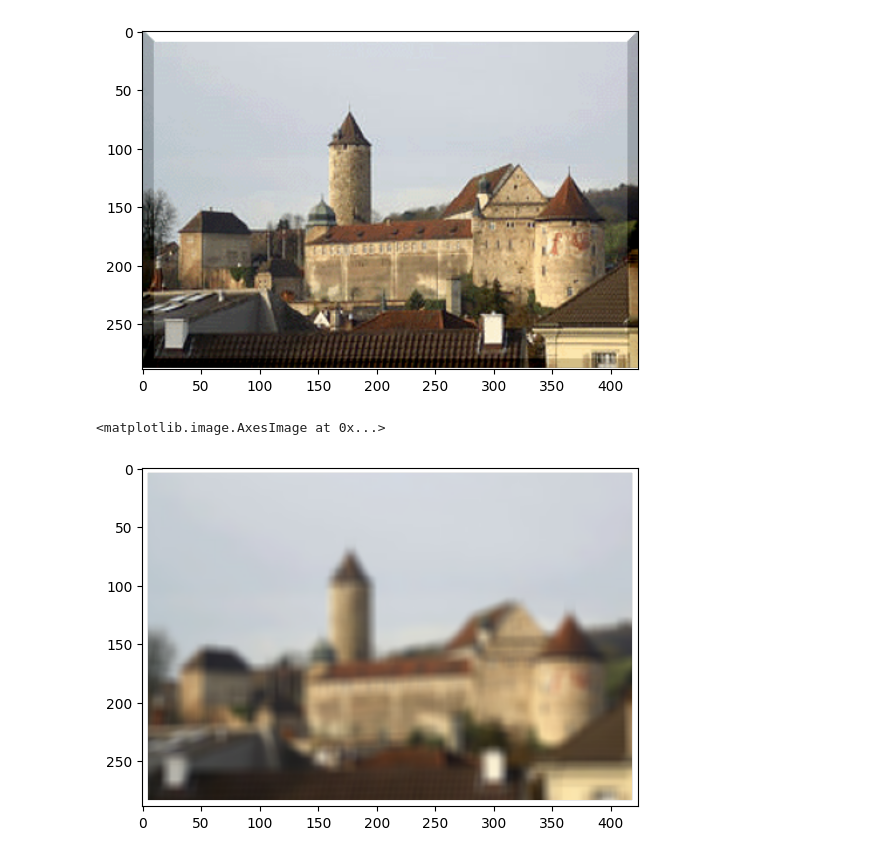
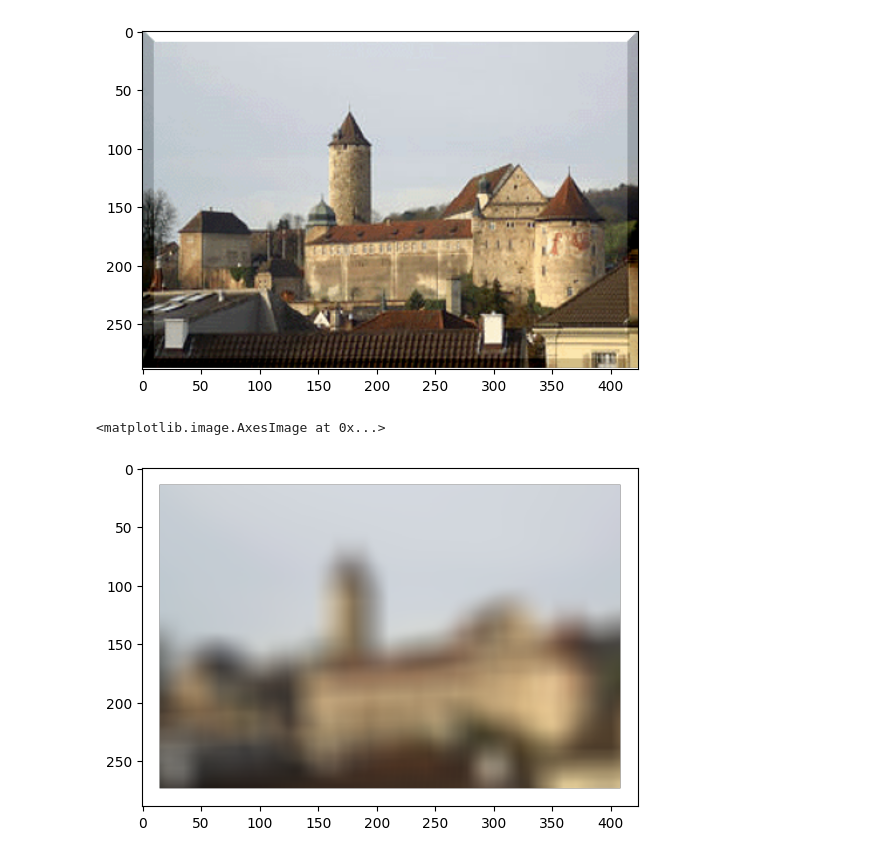
Before and after one commit to JacobAmaury/traitement_image, a Jupyter notebook: TP/TP1/main/TP1.ipynb, the cells around one changed output. Saved outputs shown, nothing was run; the diff lists cells and outputs as text; code cells hidden in the pictures.

```diff
--- a/TP/TP1/main/TP1.ipynb
+++ b/TP/TP1/main/TP1.ipynb
@@ -300,33 +300,34 @@ def convolution(image, filter):
             if (filter_offset_x <= j < image.size[0] - filter_offset_x and filter_offset_y <= i < image.size[1] - filter_offset_y):
                 new_r = new_g = new_b = 0
 
                 for y in range(filter_height):
                     for x in range(filter_width):
                         px = j + x - filter_offset_x
                         py = i + y - filter_offset_y
                         r,g,b,a = image.getpixel((px,py))
                         coeff = filter[y][x]
 
                         new_r += r * coeff
                         new_g += g * coeff
                         new_b += b * coeff
+
                 new_r /= sum_coef
                 new_g /= sum_coef
                 new_b /= sum_coef
                 if(new_r>255): new_r = 255
                 if(new_g>255): new_g = 255
                 if(new_b>255): new_b = 255
 
                 convolut_image.putpixel((j,i), (int(new_r), int(new_g), int(new_b), a))
     return convolut_image
 
 
-size = 10
-filter =3[[1 for _ in range(size)] for _ in range(size)]
+size = 30
+filter = [[1 for _ in range(size)] for _ in range(size)]
 
 convolut_image = convolution(image,filter)
 
 plt.imshow(convolut_image)
 # %% [output]
 <matplotlib.image.AxesImage at 0x...>
-[figure, old version]
+[figure, new version]
```
